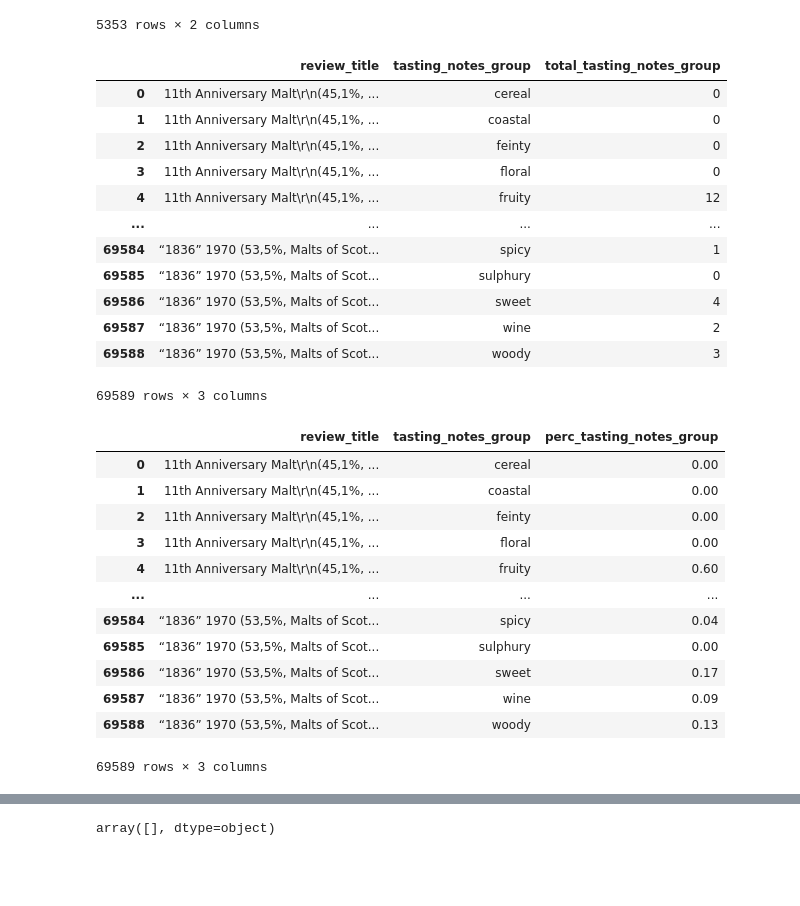
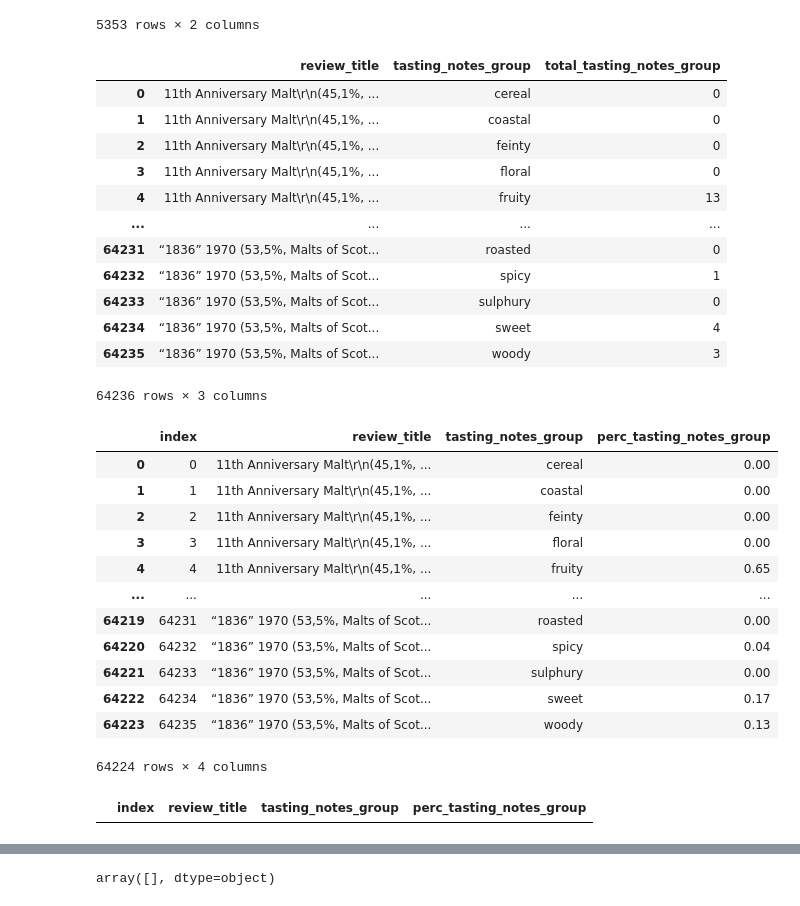
Before and after one commit to joaopaivaa/Whisky-Recomendation-System, a Jupyter notebook: text_processing.ipynb, the cells around one changed output, grey strips where cells are left out. Drawn from its saved outputs; the diff is of its cells as text; code cells hidden in the pictures; blank space fills up the shorter version.

```diff
--- a/text_processing.ipynb
+++ b/text_processing.ipynb
@@ -624,7 +624,7 @@ tasting_notes_groups = {
         "gooseberry", "grass", "green", "passion fruit", "tropic",
         "citrus", "tangerin", "zest", "juicy", 'gooseberry', 'fruit',
         "ripe", "stew", "peel", 'sour', 'cherry', "raisin", "jam", 'raspberry',
-        'mint'
+        'mint', "sherry", "wine", "liqueur"
     ],
 
     "floral": [
@@ -666,10 +666,6 @@ tasting_notes_groups = {
         "almond", "hazelnut", "nut", "walnut", "marzipan", 'coconut'
     ],
 
-    "wine": [
-        "sherry", "wine", "liqueur"
-    ],
-
     "coastal": [
         "brine", "salt", "iodine"
     ],
@@ -753,30 +749,36 @@ df_total_tasting_notes_group
 | 1 | 11th Anniversary Malt\r\n(45,1%, ... | coastal | 0 |
 | 2 | 11th Anniversary Malt\r\n(45,1%, ... | feinty | 0 |
 | 3 | 11th Anniversary Malt\r\n(45,1%, ... | floral | 0 |
-| 4 | 11th Anniversary Malt\r\n(45,1%, ... | fruity | 12 |
+| 4 | 11th Anniversary Malt\r\n(45,1%, ... | fruity | 13 |
 | ... | ... | ... | ... |
-| 69584 | “1836” 1970 (53,5%, Malts of Scot... | spicy | 1 |
-| 69585 | “1836” 1970 (53,5%, Malts of Scot... | sulphury | 0 |
-| 69586 | “1836” 1970 (53,5%, Malts of Scot... | sweet | 4 |
-| 69587 | “1836” 1970 (53,5%, Malts of Scot... | wine | 2 |
-| 69588 | “1836” 1970 (53,5%, Malts of Scot... | woody | 3 |
+| 64231 | “1836” 1970 (53,5%, Malts of Scot... | roasted | 0 |
+| 64232 | “1836” 1970 (53,5%, Malts of Scot... | spicy | 1 |
+| 64233 | “1836” 1970 (53,5%, Malts of Scot... | sulphury | 0 |
+| 64234 | “1836” 1970 (53,5%, Malts of Scot... | sweet | 4 |
+| 64235 | “1836” 1970 (53,5%, Malts of Scot... | woody | 3 |
-69589 rows × 3 columns
+64236 rows × 3 columns
 # %%
 df_tasting_notes_group = df_total_tasting_notes_group.merge(df_total_tasting_notes, how='left', on='review_title')
 df_tasting_notes_group['perc_tasting_notes_group'] = round(df_tasting_notes_group['total_tasting_notes_group'] / df_tasting_notes_group['total_tasting_notes'], 2)
 df_tasting_notes_group = df_tasting_notes_group.drop(['total_tasting_notes_group', 'total_tasting_notes'], axis=1)
+df_tasting_notes_group = df_tasting_notes_group[~df_tasting_notes_group['perc_tasting_notes_group'].isna()].reset_index()
+df_tasting_notes_group = df_tasting_notes_group.sort_values(['review_title', 'tasting_notes_group'])
 df_tasting_notes_group
 # %% [output]
-|  | review_title | tasting_notes_group | perc_tasting_notes_group |
-| 0 | 11th Anniversary Malt\r\n(45,1%, ... | cereal | 0.00 |
-| 1 | 11th Anniversary Malt\r\n(45,1%, ... | coastal | 0.00 |
-| 2 | 11th Anniversary Malt\r\n(45,1%, ... | feinty | 0.00 |
-| 3 | 11th Anniversary Malt\r\n(45,1%, ... | floral | 0.00 |
-| 4 | 11th Anniversary Malt\r\n(45,1%, ... | fruity | 0.60 |
-| ... | ... | ... | ... |
-| 69584 | “1836” 1970 (53,5%, Malts of Scot... | spicy | 0.04 |
-| 69585 | “1836” 1970 (53,5%, Malts of Scot... | sulphury | 0.00 |
-| 69586 | “1836” 1970 (53,5%, Malts of Scot... | sweet | 0.17 |
-| 69587 | “1836” 1970 (53,5%, Malts of Scot... | wine | 0.09 |
-| 69588 | “1836” 1970 (53,5%, Malts of Scot... | woody | 0.13 |
+|  | index | review_title | tasting_notes_group | perc_tasting_notes_group |
+| 0 | 0 | 11th Anniversary Malt\r\n(45,1%, ... | cereal | 0.00 |
+| 1 | 1 | 11th Anniversary Malt\r\n(45,1%, ... | coastal | 0.00 |
+| 2 | 2 | 11th Anniversary Malt\r\n(45,1%, ... | feinty | 0.00 |
+| 3 | 3 | 11th Anniversary Malt\r\n(45,1%, ... | floral | 0.00 |
+| 4 | 4 | 11th Anniversary Malt\r\n(45,1%, ... | fruity | 0.65 |
+| ... | ... | ... | ... | ... |
+| 64219 | 64231 | “1836” 1970 (53,5%, Malts of Scot... | roasted | 0.00 |
+| 64220 | 64232 | “1836” 1970 (53,5%, Malts of Scot... | spicy | 0.04 |
+| 64221 | 64233 | “1836” 1970 (53,5%, Malts of Scot... | sulphury | 0.00 |
+| 64222 | 64234 | “1836” 1970 (53,5%, Malts of Scot... | sweet | 0.17 |
+| 64223 | 64235 | “1836” 1970 (53,5%, Malts of Scot... | woody | 0.13 |
-69589 rows × 3 columns
+64224 rows × 4 columns
+# %%
+df_tasting_notes_group[df_tasting_notes_group['perc_tasting_notes_group'].isna()]
+# %% [output]
+|  | index | review_title | tasting_notes_group | perc_tasting_notes_group |
```
Also changed, not shown: parts of 6 cells of this notebook, 3 other files.
